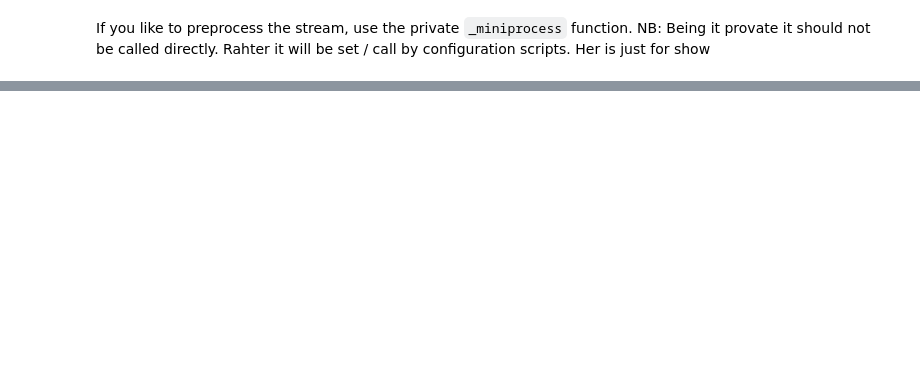
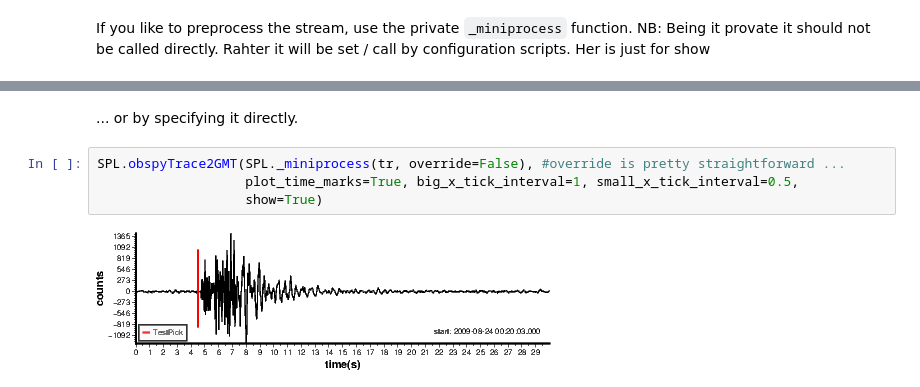
Before and after one commit to INGV/some-tools, a Jupyter notebook: books/PlottingTrace.ipynb, the cells around one changed output, grey strips where cells are left out. Drawn from its saved outputs; the diff is of its cells as text; blank space fills up the shorter version.

```diff
--- a/books/PlottingTrace.ipynb
+++ b/books/PlottingTrace.ipynb
@@ -54,0 +63,8 @@ Please note that the X and Y-axis tick-marks intervals are set automatically by
+# %% [markdown]
+... or by specifying it directly.
+# %%
+SPL.obspyTrace2GMT(SPL._miniprocess(tr, override=False), #override is pretty straightforward ...
+                   plot_time_marks=True, big_x_tick_interval=1, small_x_tick_interval=0.5,
+                   show=True)
+# %% [output]
+[figure, added]
```
Also changed, not shown: parts of 6 cells of this notebook, 10 other files.
